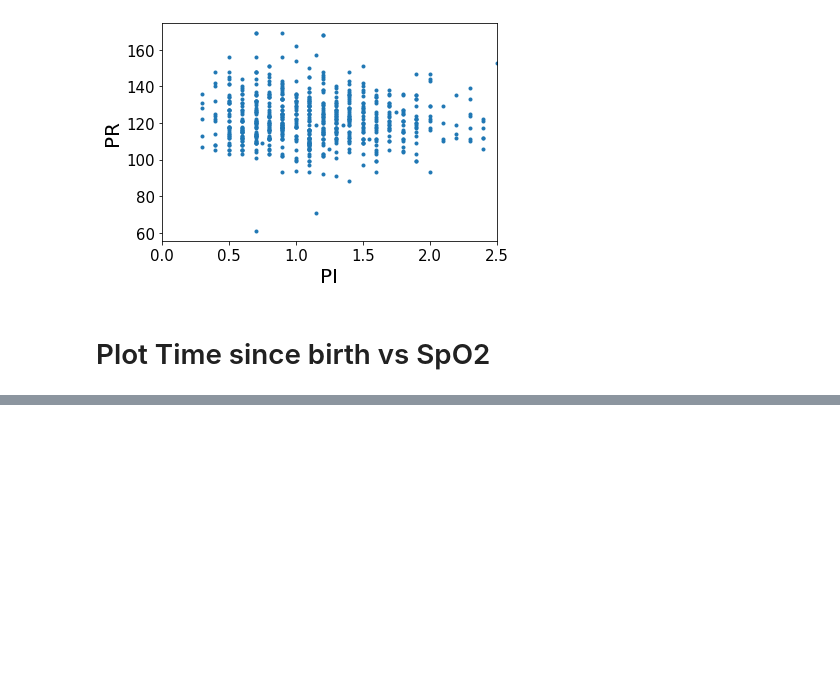
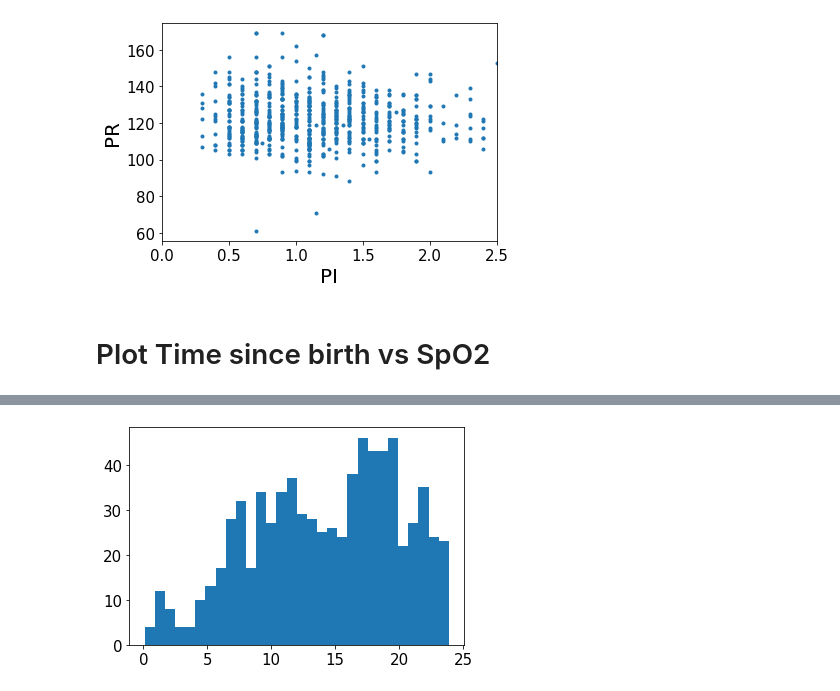
Before and after one commit to shisteve/NHS, a Jupyter notebook: 002_class_baby.ipynb, the cells around one changed output, grey strips where cells are left out. Cells and saved outputs as stored; diff of their text form; code cells hidden in the pictures; blank space fills up the shorter version.

```diff
--- a/002_class_baby.ipynb
+++ b/002_class_baby.ipynb
@@ -1186,0 +1300,5 @@ FMC055.measurements_time
+# %%
+plt.hist(delta_t_hours,bins=30)
+plt.show()
+# %% [output]
+[figure, added]
```
Also changed, not shown: parts of 41 cells of this notebook.
